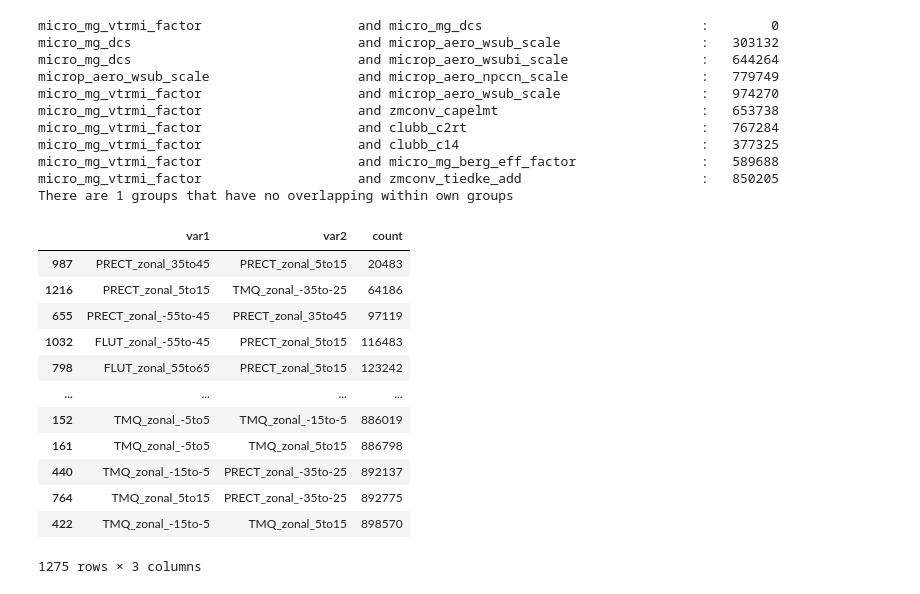
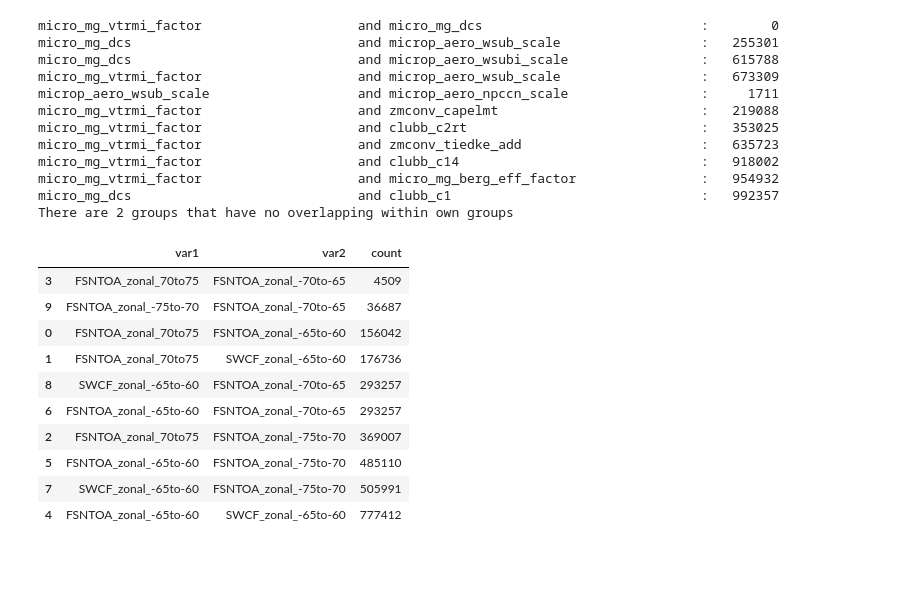
Before and after one commit to yiqioyang/proj2dhullsampler, a Jupyter notebook: notebooks/class_hm.ipynb, the cells around one changed output. Drawn from its saved outputs; the diff is of its cells as text; code cells hidden in the pictures; blank space fills up the shorter version.

```diff
--- a/notebooks/class_hm.ipynb
+++ b/notebooks/class_hm.ipynb
@@ -49,39 +31,38 @@ para = xr.open_dataset("/glade/work/qingyuany/camml_re/v0/parameter_34_100.nc")
 para = para.to_dataframe().drop(columns = 'Sample_nmb')
 para.index = para.index +1
 # %%
-test_case = HistoryMatching(working_dir, case_name, para)
+test_case = HistoryMatching(working_dir, case_name, para, threshold_level=2.0)
 test_case.drop_by_name(["TGCLDLWP", "CLDTOT"])
 test_case.drop_by_n_survive(n_survive = 200000)
 test_case.update_meta()
 # %%
-test_case.group_para_climatology()
+test_case.group_para_climatology(overlapping_threshold = 10000)
 summary2d = test_case.shuffle_vars()
 # %% [output]
 micro_mg_vtrmi_factor                    and micro_mg_dcs                            :        0
-micro_mg_dcs                             and microp_aero_wsub_scale                  :   303132
-micro_mg_dcs                             and microp_aero_wsubi_scale                 :   644264
-microp_aero_wsub_scale                   and microp_aero_npccn_scale                 :   779749
-micro_mg_vtrmi_factor                    and microp_aero_wsub_scale                  :   974270
-micro_mg_vtrmi_factor                    and zmconv_capelmt                          :   653738
-micro_mg_vtrmi_factor                    and clubb_c2rt                              :   767284
-micro_mg_vtrmi_factor                    and clubb_c14                               :   377325
-micro_mg_vtrmi_factor                    and micro_mg_berg_eff_factor                :   589688
-micro_mg_vtrmi_factor                    and zmconv_tiedke_add                       :   850205
-There are 1 groups that have no overlapping within own groups
+micro_mg_dcs                             and microp_aero_wsub_scale                  :   255301
+micro_mg_dcs                             and microp_aero_wsubi_scale                 :   615788
+micro_mg_vtrmi_factor                    and microp_aero_wsub_scale                  :   673309
+microp_aero_wsub_scale                   and microp_aero_npccn_scale                 :     1711
+micro_mg_vtrmi_factor                    and zmconv_capelmt                          :   219088
+micro_mg_vtrmi_factor                    and clubb_c2rt                              :   353025
+micro_mg_vtrmi_factor                    and zmconv_tiedke_add                       :   635723
+micro_mg_vtrmi_factor                    and clubb_c14                               :   918002
+micro_mg_vtrmi_factor                    and micro_mg_berg_eff_factor                :   954932
+micro_mg_dcs                             and clubb_c1                                :   992357
+There are 2 groups that have no overlapping within own groups
 # %%
-list(summary2d.values())[0]
+list(summary2d.values())[1]
 # %% [output]
 |  | var1 | var2 | count |
-| 987 | PRECT_zonal_35to45 | PRECT_zonal_5to15 | 20483 |
-| 1216 | PRECT_zonal_5to15 | TMQ_zonal_-35to-25 | 64186 |
-| 655 | PRECT_zonal_-55to-45 | PRECT_zonal_35to45 | 97119 |
-| 1032 | FLUT_zonal_-55to-45 | PRECT_zonal_5to15 | 116483 |
-| 798 | FLUT_zonal_55to65 | PRECT_zonal_5to15 | 123242 |
-| ... | ... | ... | ... |
-| 152 | TMQ_zonal_-5to5 | TMQ_zonal_-15to-5 | 886019 |
-| 161 | TMQ_zonal_-5to5 | TMQ_zonal_5to15 | 886798 |
-| 440 | TMQ_zonal_-15to-5 | PRECT_zonal_-35to-25 | 892137 |
-| 764 | TMQ_zonal_5to15 | PRECT_zonal_-35to-25 | 892775 |
-| 422 | TMQ_zonal_-15to-5 | TMQ_zonal_5to15 | 898570 |
+| 3 | FSNTOA_zonal_70to75 | FSNTOA_zonal_-70to-65 | 4509 |
+| 9 | FSNTOA_zonal_-75to-70 | FSNTOA_zonal_-70to-65 | 36687 |
+| 0 | FSNTOA_zonal_70to75 | FSNTOA_zonal_-65to-60 | 156042 |
+| 1 | FSNTOA_zonal_70to75 | SWCF_zonal_-65to-60 | 176736 |
+| 8 | SWCF_zonal_-65to-60 | FSNTOA_zonal_-70to-65 | 293257 |
+| 6 | FSNTOA_zonal_-65to-60 | FSNTOA_zonal_-70to-65 | 293257 |
+| 2 | FSNTOA_zonal_70to75 | FSNTOA_zonal_-75to-70 | 369007 |
+| 5 | FSNTOA_zonal_-65to-60 | FSNTOA_zonal_-75to-70 | 485110 |
+| 7 | SWCF_zonal_-65to-60 | FSNTOA_zonal_-75to-70 | 505991 |
+| 4 | FSNTOA_zonal_-65to-60 | SWCF_zonal_-65to-60 | 777412 |
-1275 rows × 3 columns
 # %%
```
Also changed, not shown: parts of 10 cells of this notebook, 1 other file.
